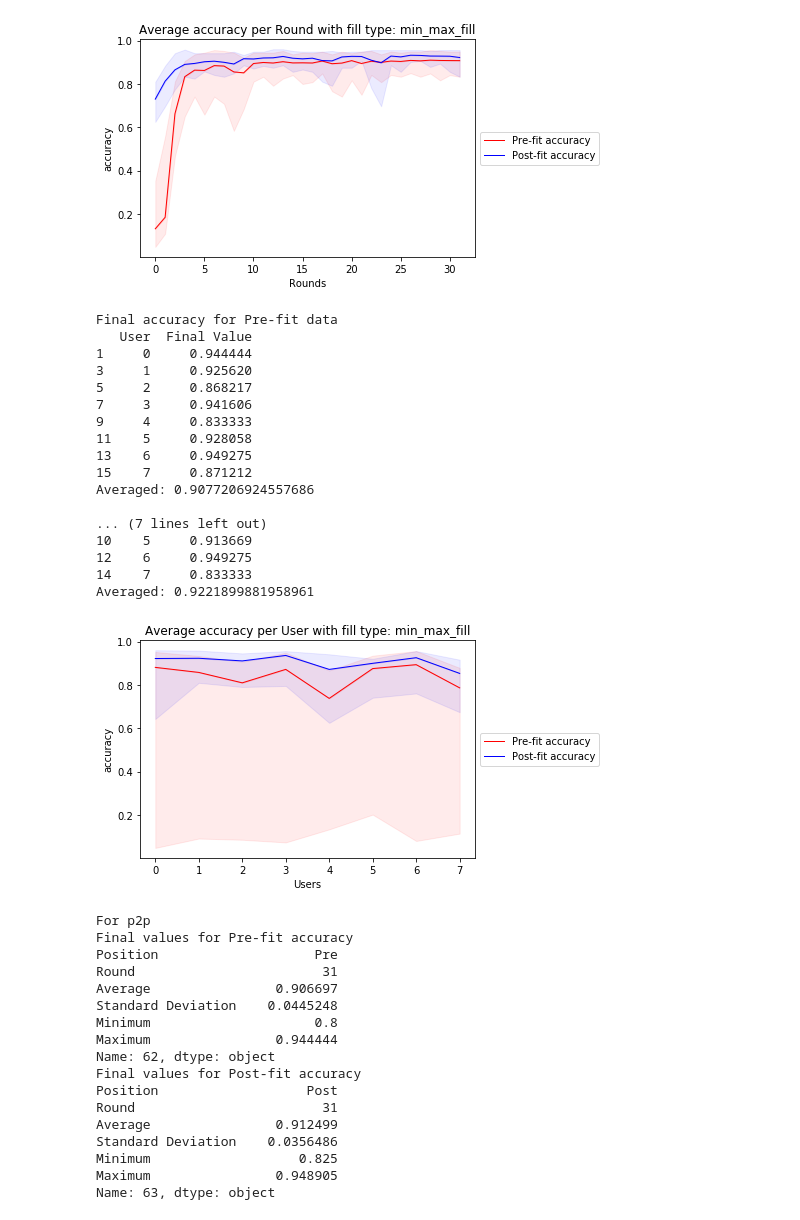
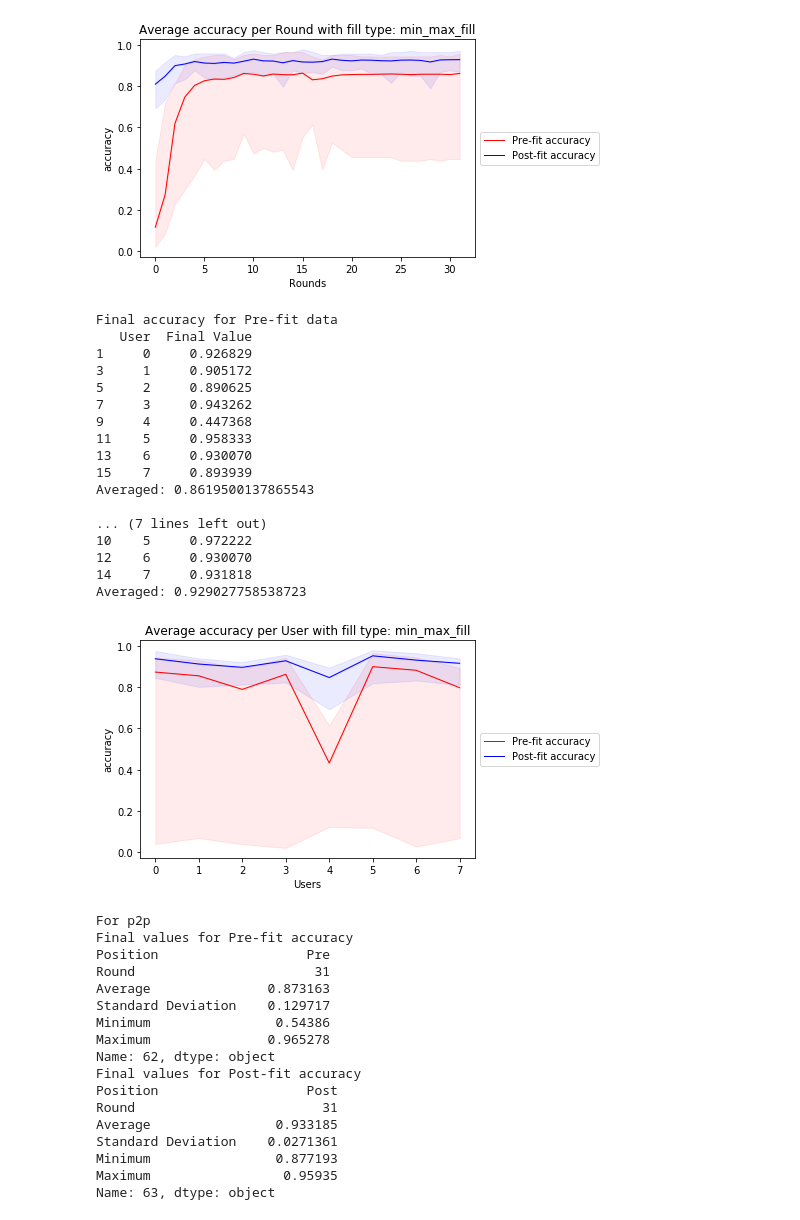
Before and after one commit to Kimi450/Federated-Machine-Learning, a Jupyter notebook: src/images.ipynb, the cells around one changed output. Drawn from its saved outputs; the diff is of its cells as text; code cells hidden in the pictures.

```diff
--- a/src/images.ipynb
+++ b/src/images.ipynb
@@ -75,7 +78,7 @@ def train(model, toy=False):
 # %%
 ROUNDS = 32 # after about 30-40, it seems to settle down with epochs being 16
 EPOCHS = 16
-MAJORITY_SPLIT = 0.5
+MAJORITY_SPLIT = 0.7
 # %%
 # forces tensorfor to the a particular device to run things
 #      # return a dictionary of users with data
@@ -252,12 +225,12 @@ print("For central")
 df_avg_round_stats_acc = avg_round_stats(users_std_dev,
                                          ignore_first_n = ignore_first_n,
                                          min_max_fill = True,
-                                         metric = GRAPHING_METRIC, save_as = f"{GRAPHING_METRIC}-stdround-{MAJORITY_SPLIT}.png",
+                                         metric = GRAPHING_METRIC, save_as = f"stdround-{MAJORITY_SPLIT}",
                                          final_values = final_values)
 df_avg_user_stats_acc = avg_user_stats(users_std_dev,
                                        ignore_first_n = ignore_first_n,
                                        min_max_fill = True,
-                                       metric = GRAPHING_METRIC, save_as = f"{GRAPHING_METRIC}-stduser-{MAJORITY_SPLIT}.png",
+                                       metric = GRAPHING_METRIC, save_as = f"stduser-{MAJORITY_SPLIT}",
                                        final_values = final_values)
 print("For p2p")
 
@@ -265,12 +238,12 @@ print("For p2p")
 df_avg_round_stats_acc = avg_round_stats(users_std_dev_p2p,
                                          ignore_first_n = ignore_first_n,
                                          min_max_fill = True,
-                                         metric = GRAPHING_METRIC, save_as = f"{GRAPHING_METRIC}-stdround_p2p-{MAJORITY_SPLIT}.png",
+                                         metric = GRAPHING_METRIC, save_as = f"stdround_p2p-{MAJORITY_SPLIT}",
                                          final_values = final_values)
 df_avg_user_stats_acc = avg_user_stats(users_std_dev_p2p,
                                        ignore_first_n = ignore_first_n,
                                        min_max_fill = True,
-                                       metric = GRAPHING_METRIC, save_as = f"{GRAPHING_METRIC}-stduser_p2p-{MAJORITY_SPLIT}.png",
+                                       metric = GRAPHING_METRIC, save_as = f"stduser_p2p-{MAJORITY_SPLIT}",
                                        final_values = final_values)
 
 
@@ -296,37 +269,37 @@ Maximum                0.956204
 Name: 63, dtype: object
-[figure, old version]
+[figure, new version]
 Final accuracy for Pre-fit data
    User  Final Value
-1     0     0.944444
-3     1     0.925620
-5     2     0.868217
-7     3     0.941606
-9     4     0.833333
-11    5     0.928058
-13    6     0.949275
-15    7     0.871212
-Averaged: 0.9077206924557686
+1     0     0.926829
+3     1     0.905172
+5     2     0.890625
+7     3     0.943262
+9     4     0.447368
+11    5     0.958333
+13    6     0.930070
+15    7     0.893939
+Averaged: 0.8619500137865543
 
 ... (7 lines left out)
-10    5     0.913669
-12    6     0.949275
-14    7     0.833333
-Averaged: 0.9221899881958961
+10    5     0.972222
+12    6     0.930070
+14    7     0.931818
+Averaged: 0.929027758538723
-[figure, old version]
+[figure, new version]
 For p2p
 Final values for Pre-fit accuracy
-Position                    Pre
-Round                        31
-Average                0.906697
-Standard Deviation    0.0445248
-Minimum                     0.8
-Maximum                0.944444
+Position                   Pre
+Round                       31
+Average               0.873163
+Standard Deviation    0.129717
+Minimum                0.54386
+Maximum               0.965278
 Name: 62, dtype: object
 Final values for Post-fit accuracy
 Position                   Post
 Round                        31
-Average                0.912499
-Standard Deviation    0.0356486
-Minimum                   0.825
-Maximum                0.948905
+Average                0.933185
+Standard Deviation    0.0271361
+Minimum                0.877193
+Maximum                 0.95935
 Name: 63, dtype: object
```
Also changed, not shown: parts of 18 cells of this notebook.
